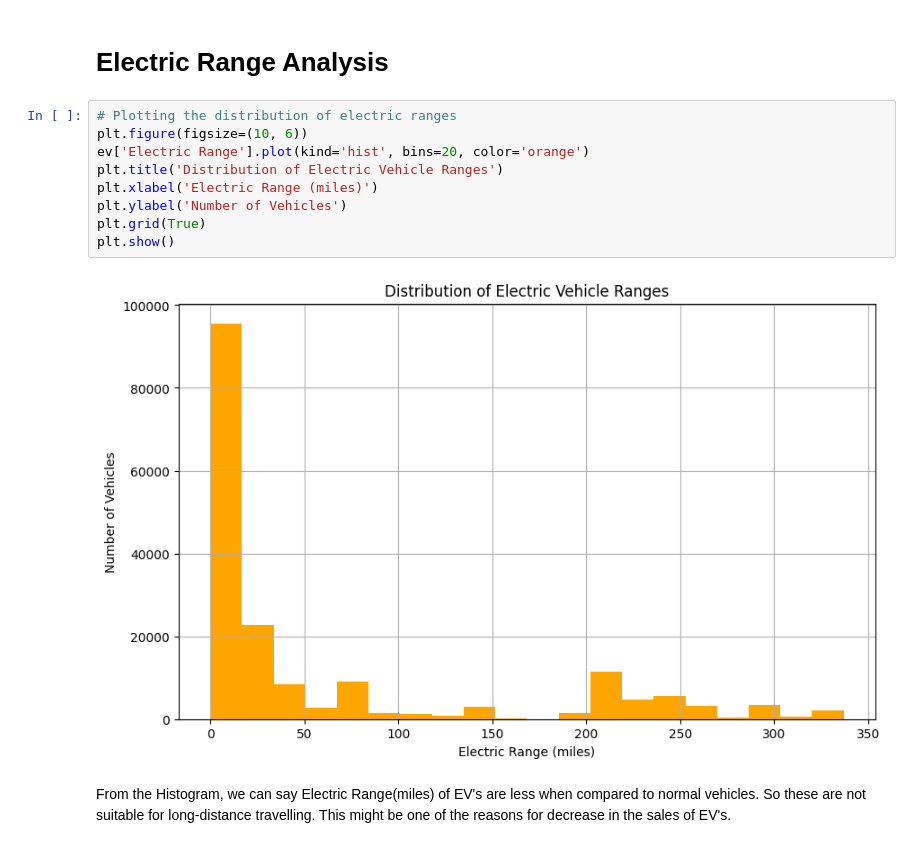
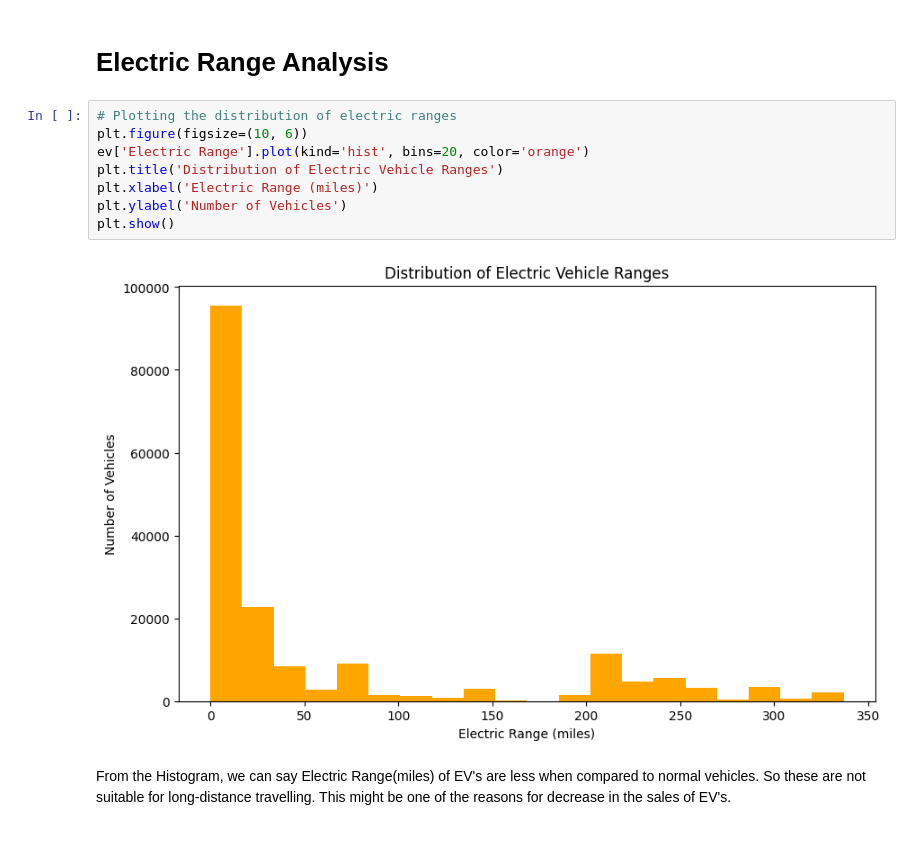
Before and after one commit to SaiPallavi7989/Market-Size-Analysis, a Jupyter notebook: Market_Size_Analysis.ipynb, the cells around one changed output. Cells and saved outputs as stored; diff of their text form.

```diff
--- a/Market_Size_Analysis.ipynb
+++ b/Market_Size_Analysis.ipynb
@@ -382,14 +385,13 @@ fig.show()
 # %%
 # Plotting the distribution of electric ranges
 plt.figure(figsize=(10, 6))
 ev['Electric Range'].plot(kind='hist', bins=20, color='orange')
 plt.title('Distribution of Electric Vehicle Ranges')
 plt.xlabel('Electric Range (miles)')
 plt.ylabel('Number of Vehicles')
-plt.grid(True)
 plt.show()
 # %% [output]
-[figure, old version]
+[figure, new version]
 # %% [markdown]
 From the Histogram, we can say Electric Range(miles) of EV's are less when compared to normal vehicles. So these are not suitable for long-distance travelling. This might be one of the reasons for decrease in the sales of EV's.
 # %% [markdown]
```
Also changed, not shown: parts of 1 cell of this notebook.
